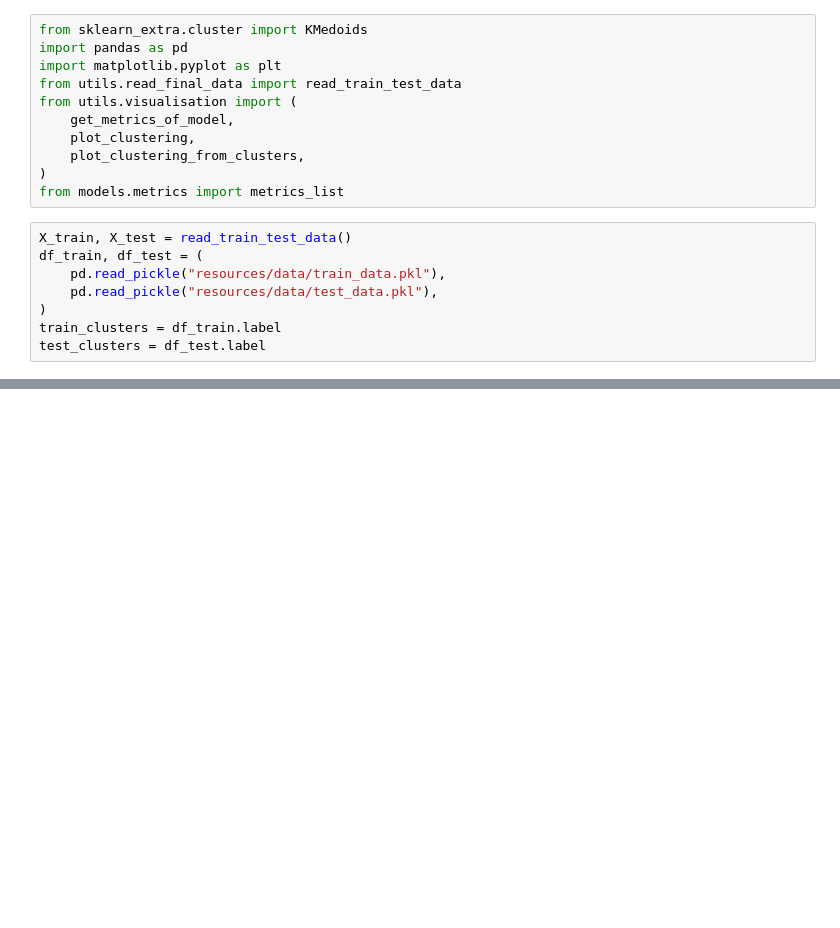
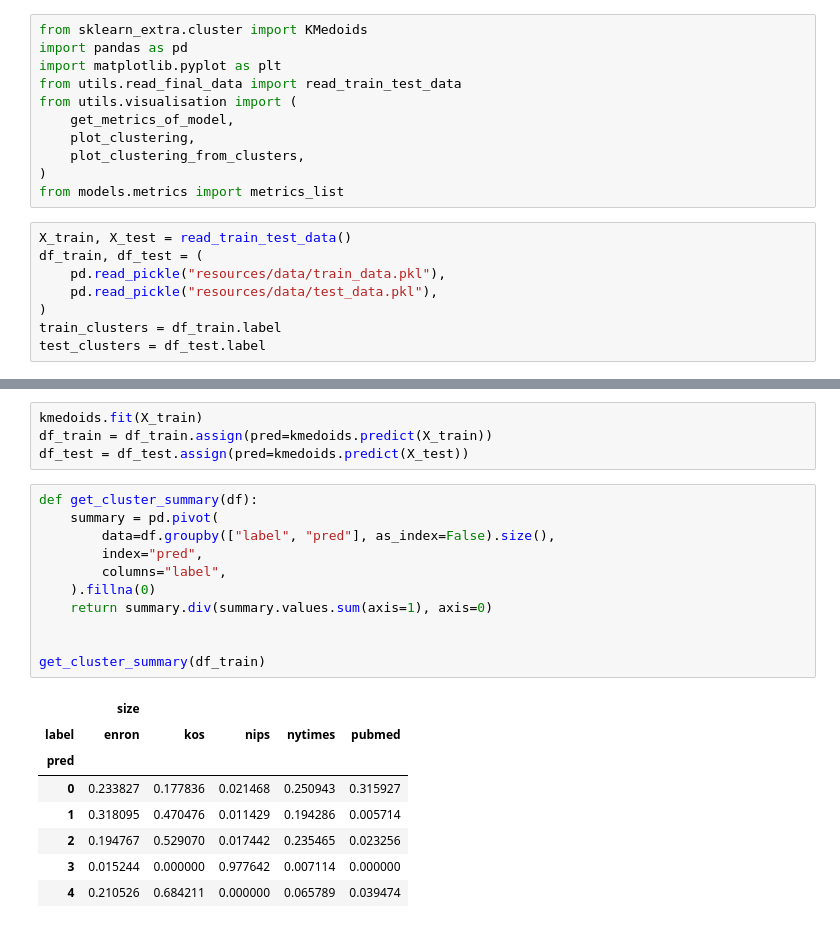
Before and after one commit to azoz01/wum_projekt_2, a Jupyter notebook: models/notebooks/kmedoids.ipynb, the cells around one changed output, grey strips where cells are left out. Drawn from its saved outputs; the diff is of its cells as text; blank space fills up the shorter version.

```diff
--- a/models/notebooks/kmedoids.ipynb
+++ b/models/notebooks/kmedoids.ipynb
@@ -46,0 +47,24 @@ plot_clustering_from_clusters(X_train, X_test, train_clusters, test_clusters)
+# %%
+kmedoids.fit(X_train)
+df_train = df_train.assign(pred=kmedoids.predict(X_train))
+df_test = df_test.assign(pred=kmedoids.predict(X_test))
+# %%
+def get_cluster_summary(df):
+    summary = pd.pivot(
+        data=df.groupby(["label", "pred"], as_index=False).size(),
+        index="pred",
+        columns="label",
+    ).fillna(0)
+    return summary.div(summary.values.sum(axis=1), axis=0)
+
+
+get_cluster_summary(df_train)
+# %% [output]
+|  | size |  |  |  |  |
+| label | enron | kos | nips | nytimes | pubmed |
+| pred |  |  |  |  |  |
+| 0 | 0.233827 | 0.177836 | 0.021468 | 0.250943 | 0.315927 |
+| 1 | 0.318095 | 0.470476 | 0.011429 | 0.194286 | 0.005714 |
+| 2 | 0.194767 | 0.529070 | 0.017442 | 0.235465 | 0.023256 |
+| 3 | 0.015244 | 0.000000 | 0.977642 | 0.007114 | 0.000000 |
+| 4 | 0.210526 | 0.684211 | 0.000000 | 0.065789 | 0.039474 |
```
Also changed, not shown: parts of 5 cells of this notebook, 6 other files.
